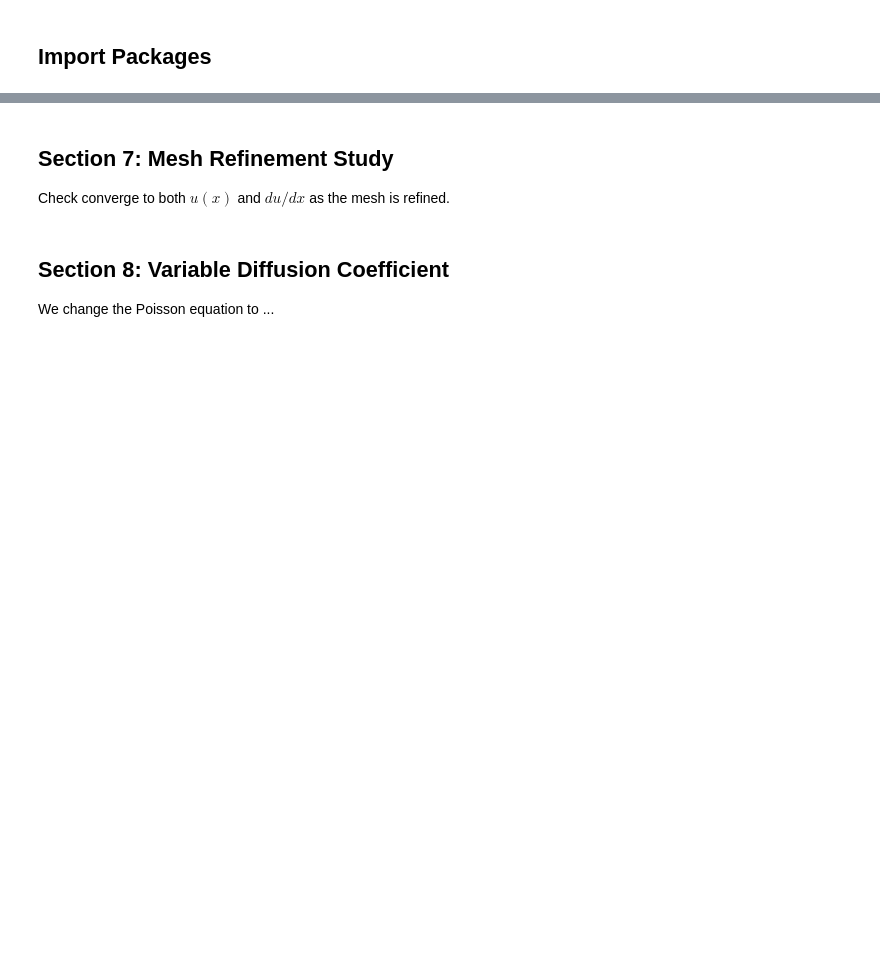
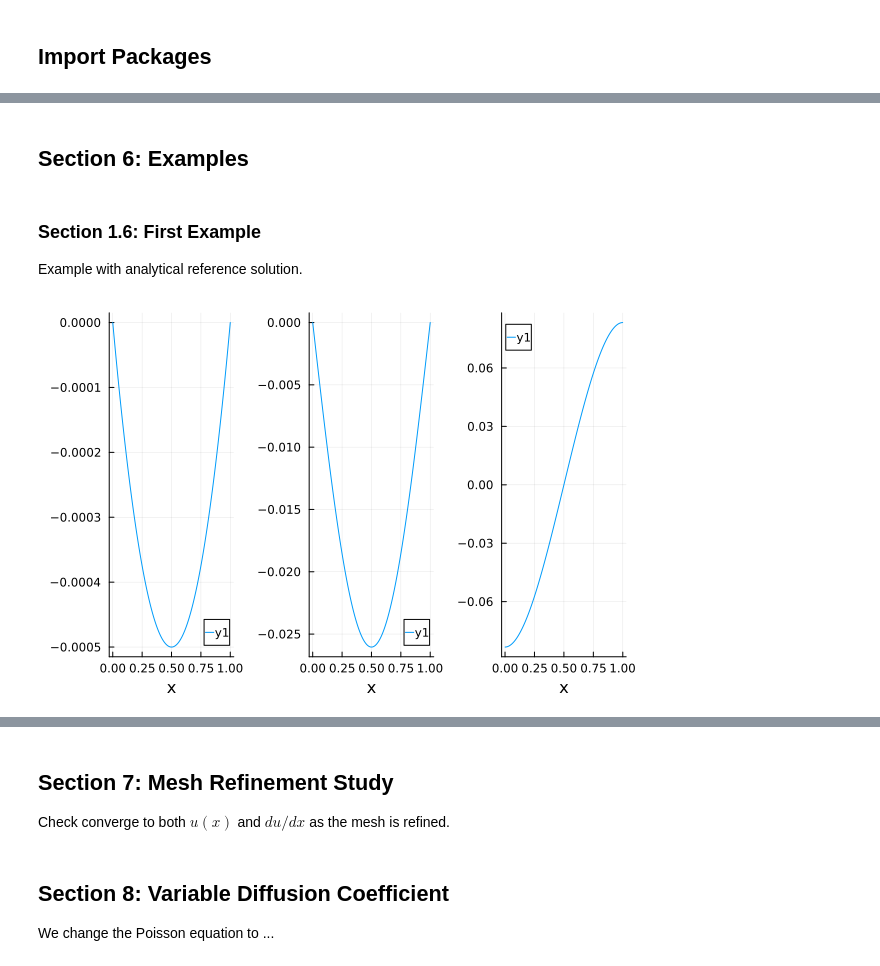
Before and after one commit to ziolai/finite_element_electrical_engineering, a Jupyter notebook: lab-sessions/4-lab-session.ipynb, the cells around one changed output, grey strips where cells are left out. Drawn from its saved outputs; the diff is of its cells as text; code cells hidden in the pictures; blank space fills up the shorter version.

```diff
--- a/lab-sessions/4-lab-session.ipynb
+++ b/lab-sessions/4-lab-session.ipynb
@@ -556,0 +381,22 @@ mesh = genMesh(10000); A = genStiffMat(mesh); f = genVector(mesh,fsource); u = g
+# %% [markdown]
+## Section 6: Examples
+# %% [markdown]
+### Section 1.6: First Example
+Example with analytical reference solution.
+# %%
+fsource(x) = x*(x-1)
+
+N = 500; mesh = genMesh(N); x = getNodes(mesh); xmid = getMidPoints(mesh)
+
+A  = genStiffMat(mesh)
+f  = genVector(mesh,fsource)
+u  = genSolution(A,f)
+ux = genDeriv(mesh,u)
+
+# post processing
+p1 = plot(x,f,xlabel="x")
+p2 = plot(x,u,xlabel="x")
+p3 = plot(xmid,ux,xlabel="x")
+plot(p1,p2,p3,layout=(1,3))
+# %% [output]
+[figure, added]
```
Also changed, not shown: parts of 45 cells of this notebook.
